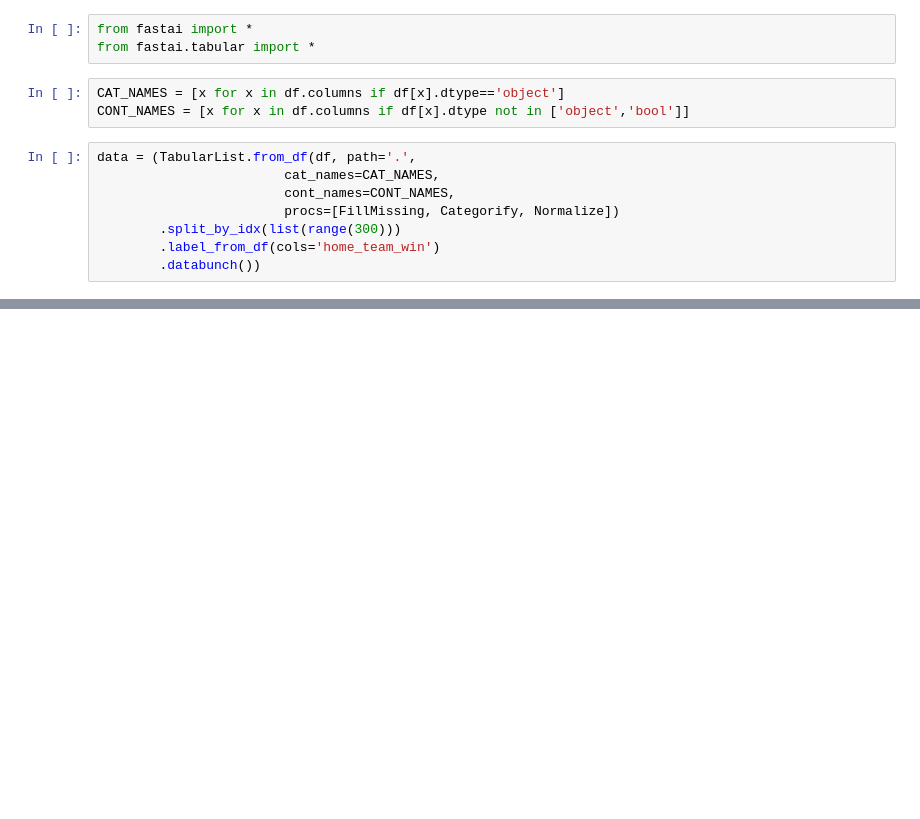
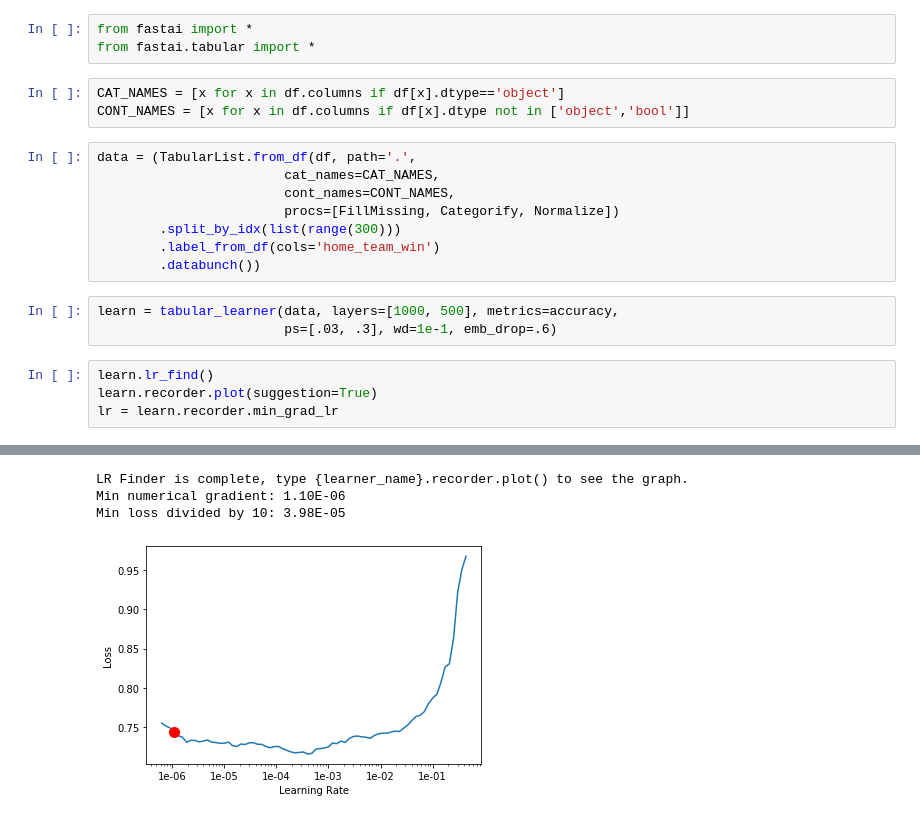
Before and after one commit to arjun-prabhakar/mlb_outcomes, a Jupyter notebook: notebooks/model.ipynb, the cells around one changed output, grey strips where cells are left out. Saved outputs shown, nothing was run; the diff lists cells and outputs as text; blank space fills up the shorter version.

```diff
--- a/notebooks/model.ipynb
+++ b/notebooks/model.ipynb
@@ -310,3 +310,11 @@ data = (TabularList.from_df(df, path='.',
         .split_by_idx(list(range(300)))
         .label_from_df(cols='home_team_win')
         .databunch())
+# %%
+learn = tabular_learner(data, layers=[1000, 500], metrics=accuracy,
+                        ps=[.03, .3], wd=1e-1, emb_drop=.6)
+# %%
+learn.lr_find()
+learn.recorder.plot(suggestion=True)
+lr = learn.recorder.min_grad_lr
+# %% [output]
@@ -312,0 +322,4 @@ data = (TabularList.from_df(df, path='.',
+LR Finder is complete, type {learner_name}.recorder.plot() to see the graph.
+Min numerical gradient: 1.10E-06
+Min loss divided by 10: 3.98E-05
+[figure, added]
```
Also changed, not shown: parts of 11 cells of this notebook, 2 other files.
